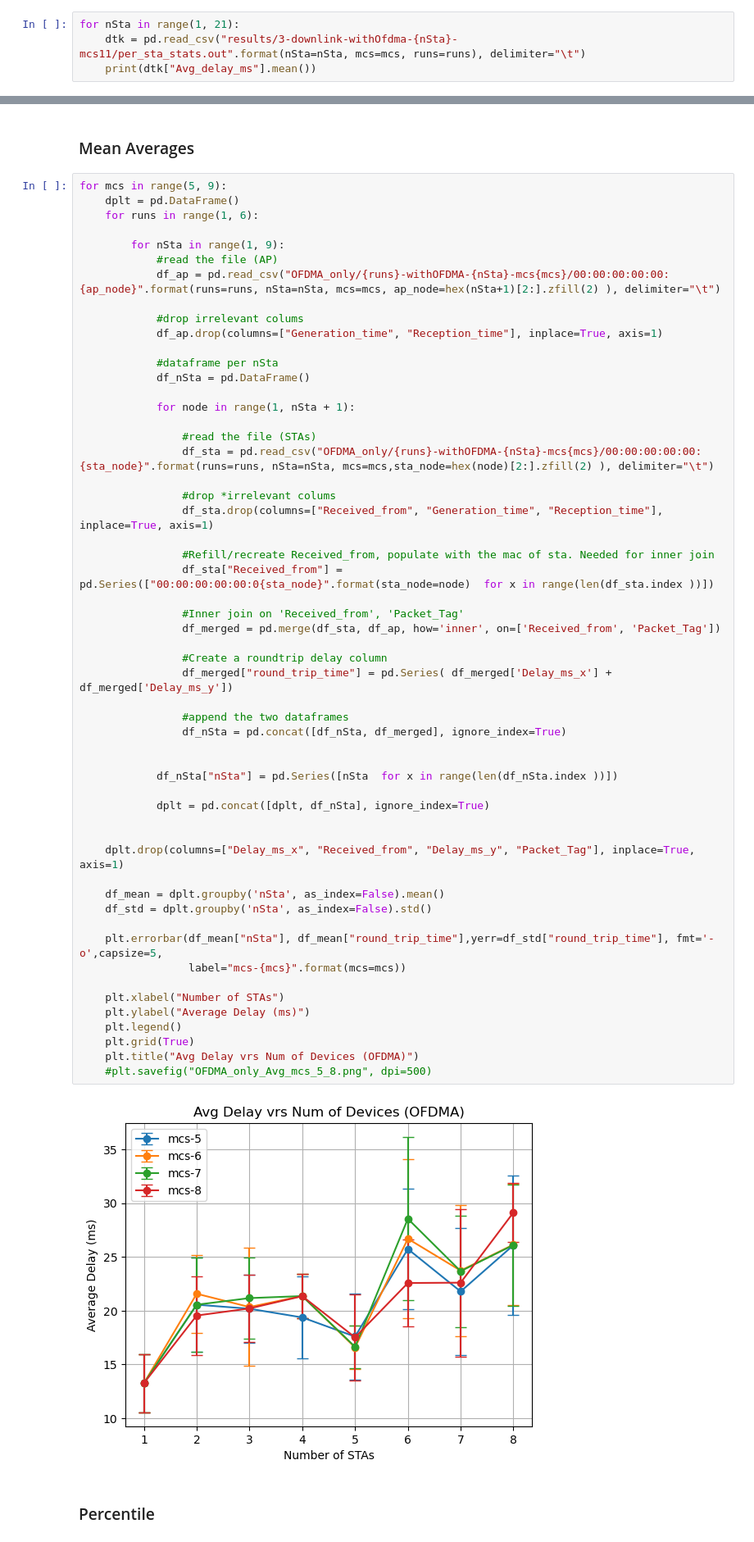
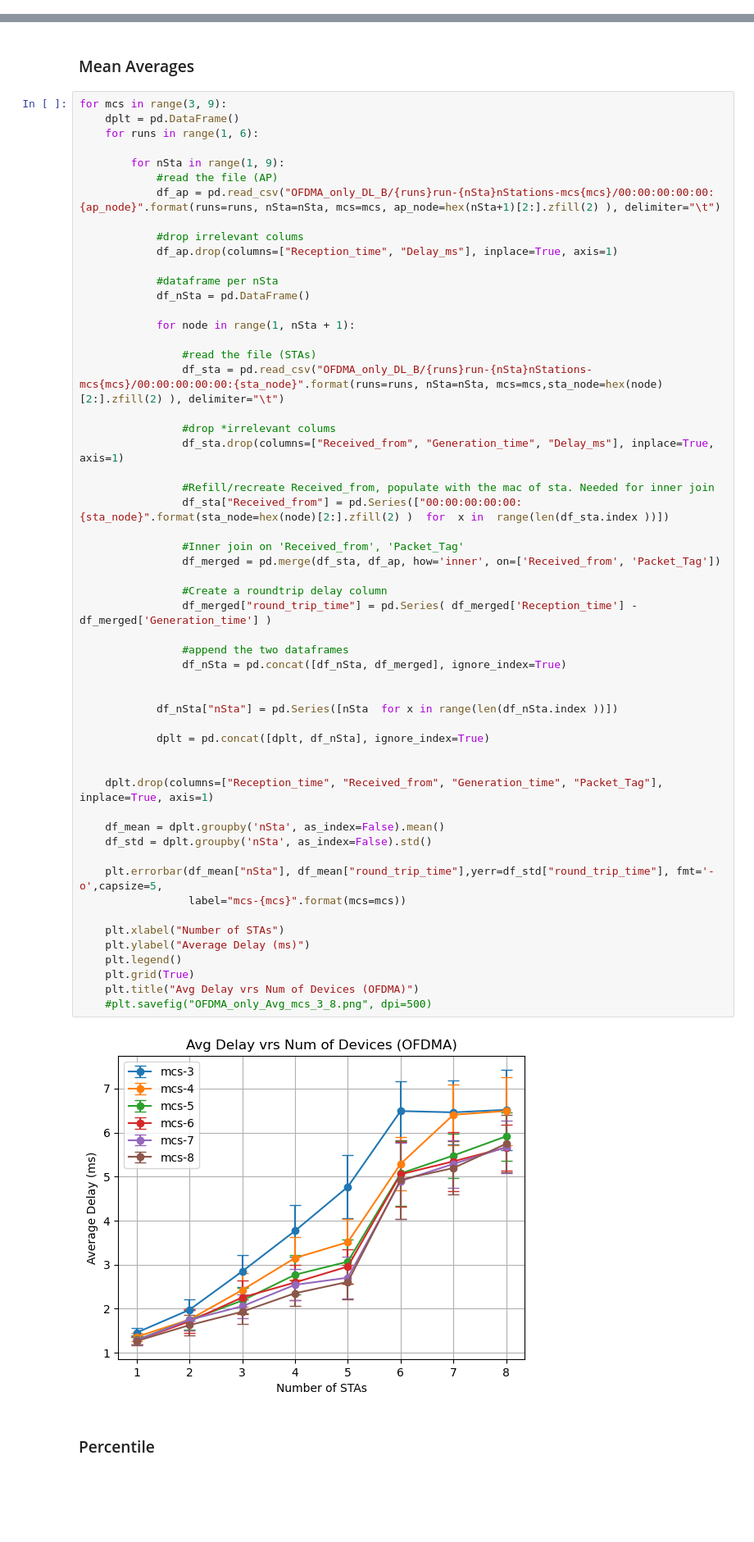
Before and after one commit to imec-idlab/ns3-when-to-use-what, a Jupyter notebook: scratch/wifi-ax-veloce/plotter.ipynb, the cells around one changed output, grey strips where cells are left out. Shown at 82% size. Drawn from its saved outputs; the diff is of its cells as text; blank space fills up the shorter version.

Commit message:
Update: improvement on AP and plotting script

```diff
--- a/scratch/wifi-ax-veloce/plotter.ipynb
+++ b/scratch/wifi-ax-veloce/plotter.ipynb
@@ -266,4 +172,0 @@ dplt
-# %%
-for nSta in range(1, 21):
-    dtk = pd.read_csv("results/3-downlink-withOfdma-{nSta}-mcs11/per_sta_stats.out".format(nSta=nSta, mcs=mcs, runs=runs), delimiter="\t")
-    print(dtk["Avg_delay_ms"].mean())
@@ -425,16 +224,16 @@ pd.DataFrame(index = index).reset_index().to_csv("edca_limit.csv", index=False)
 # %% [markdown]
 ### Mean Averages
 # %%
-for mcs in range(5, 9):
+for mcs in range(3, 9):
     dplt = pd.DataFrame()
     for runs in range(1, 6):
 
         for nSta in range(1, 9):
             #read the file (AP)
-            df_ap = pd.read_csv("OFDMA_only/{runs}-withOFDMA-{nSta}-mcs{mcs}/00:00:00:00:00:{ap_node}".format(runs=runs, nSta=nSta, mcs=mcs, ap_node=hex(nSta+1)[2:].zfill(2) ), delimiter="\t")
+            df_ap = pd.read_csv("OFDMA_only_DL_B/{runs}run-{nSta}nStations-mcs{mcs}/00:00:00:00:00:{ap_node}".format(runs=runs, nSta=nSta, mcs=mcs, ap_node=hex(nSta+1)[2:].zfill(2) ), delimiter="\t")
 
             #drop irrelevant colums
-            df_ap.drop(columns=["Generation_time", "Reception_time"], inplace=True, axis=1)
+            df_ap.drop(columns=["Reception_time", "Delay_ms"], inplace=True, axis=1)
 
             #dataframe per nSta
             df_nSta = pd.DataFrame()
@@ -442,45 +241,45 @@ for mcs in range(5, 9):
             for node in range(1, nSta + 1):
 
                 #read the file (STAs)
-                df_sta = pd.read_csv("OFDMA_only/{runs}-withOFDMA-{nSta}-mcs{mcs}/00:00:00:00:00:{sta_node}".format(runs=runs, nSta=nSta, mcs=mcs,sta_node=hex(node)[2:].zfill(2) ), delimiter="\t")
+                df_sta = pd.read_csv("OFDMA_only_DL_B/{runs}run-{nSta}nStations-mcs{mcs}/00:00:00:00:00:{sta_node}".format(runs=runs, nSta=nSta, mcs=mcs,sta_node=hex(node)[2:].zfill(2) ), delimiter="\t")
 
                 #drop *irrelevant colums
-                df_sta.drop(columns=["Received_from", "Generation_time", "Reception_time"], inplace=True, axis=1)
+                df_sta.drop(columns=["Received_from", "Generation_time", "Delay_ms"], inplace=True, axis=1)
 
                 #Refill/recreate Received_from, populate with the mac of sta. Needed for inner join
-                df_sta["Received_from"] = pd.Series(["00:00:00:00:00:0{sta_node}".format(sta_node=node)  for x in range(len(df_sta.index ))])
+                df_sta["Received_from"] = pd.Series(["00:00:00:00:00:{sta_node}".format(sta_node=hex(node)[2:].zfill(2) )  for  x in  range(len(df_sta.index ))])
 
                 #Inner join on 'Received_from', 'Packet_Tag'
                 df_merged = pd.merge(df_sta, df_ap, how='inner', on=['Received_from', 'Packet_Tag'])
 
                 #Create a roundtrip delay column
-                df_merged["round_trip_time"] = pd.Series( df_merged['Delay_ms_x'] + df_merged['Delay_ms_y'])
+                df_merged["round_trip_time"] = pd.Series( df_merged['Reception_time'] - df_merged['Generation_time'] )
 
                 #append the two dataframes
                 df_nSta = pd.concat([df_nSta, df_merged], ignore_index=True)
 
 
             df_nSta["nSta"] = pd.Series([nSta  for x in range(len(df_nSta.index ))])
 
             dplt = pd.concat([dplt, df_nSta], ignore_index=True)
 
 
-    dplt.drop(columns=["Delay_ms_x", "Received_from", "Delay_ms_y", "Packet_Tag"], inplace=True, axis=1)
+    dplt.drop(columns=["Reception_time", "Received_from", "Generation_time", "Packet_Tag"], inplace=True, axis=1)
 
     df_mean = dplt.groupby('nSta', as_index=False).mean()
     df_std = dplt.groupby('nSta', as_index=False).std()
 
     plt.errorbar(df_mean["nSta"], df_mean["round_trip_time"],yerr=df_std["round_trip_time"], fmt='-o',capsize=5,
                  label="mcs-{mcs}".format(mcs=mcs))
 
     plt.xlabel("Number of STAs")
     plt.ylabel("Average Delay (ms)")
     plt.legend()
     plt.grid(True)
     plt.title("Avg Delay vrs Num of Devices (OFDMA)")
-    #plt.savefig("OFDMA_only_Avg_mcs_5_8.png", dpi=500)
+    #plt.savefig("OFDMA_only_Avg_mcs_3_8.png", dpi=500)
 # %% [output]
-[figure, old version]
+[figure, new version]
 # %% [markdown]
 ### Percentile
 # %%
```
Also changed, not shown: parts of 28 cells of this notebook, 3 other files.
